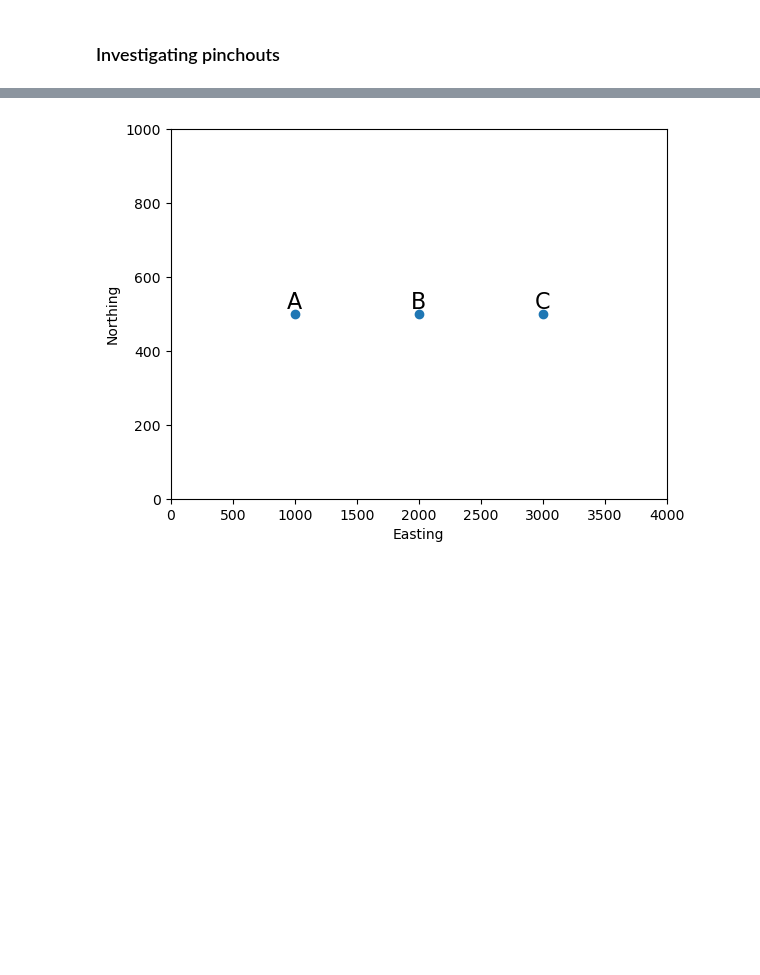
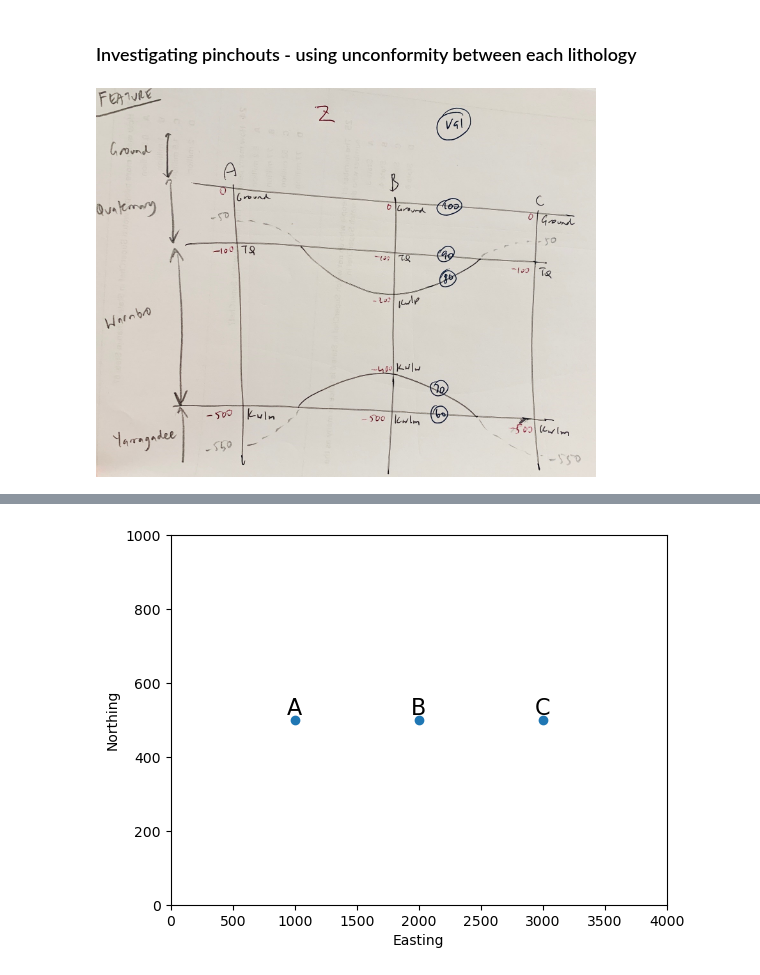
Before and after one commit to malvina-chmielarski/Otorowiri, a Jupyter notebook: Model/pinchout_simple.ipynb, the cells around one changed output, grey strips where cells are left out. Cells and saved outputs as stored; diff of their text form; code cells hidden in the pictures; blank space fills up the shorter version.

```diff
--- a/Model/pinchout_simple.ipynb
+++ b/Model/pinchout_simple.ipynb
@@ -1,5 +1,10 @@
 # %% [markdown]
-### Investigating pinchouts
+### Investigating pinchouts - using unconformity between each lithology
+# %%
+from IPython.display import Image
+Image(filename='simple_pinchout_diagram.jpg', width=500)
+# %% [output]
+[figure, added]
 # %%
 import numpy as np
 import pandas as pd
```
Also changed, not shown: parts of 19 cells of this notebook, 2 other files.
